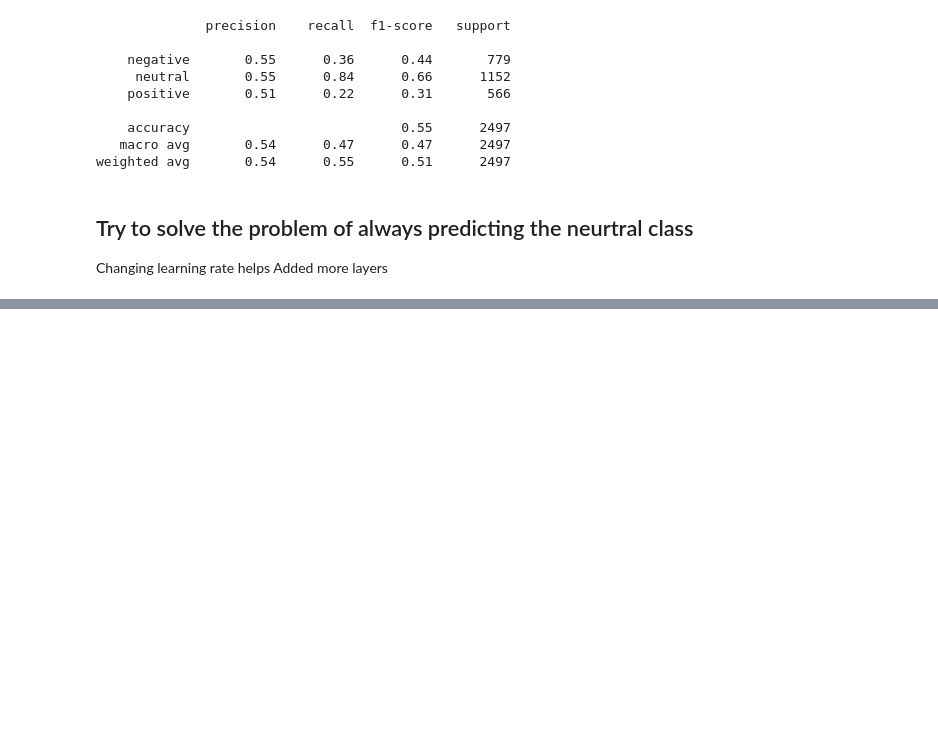
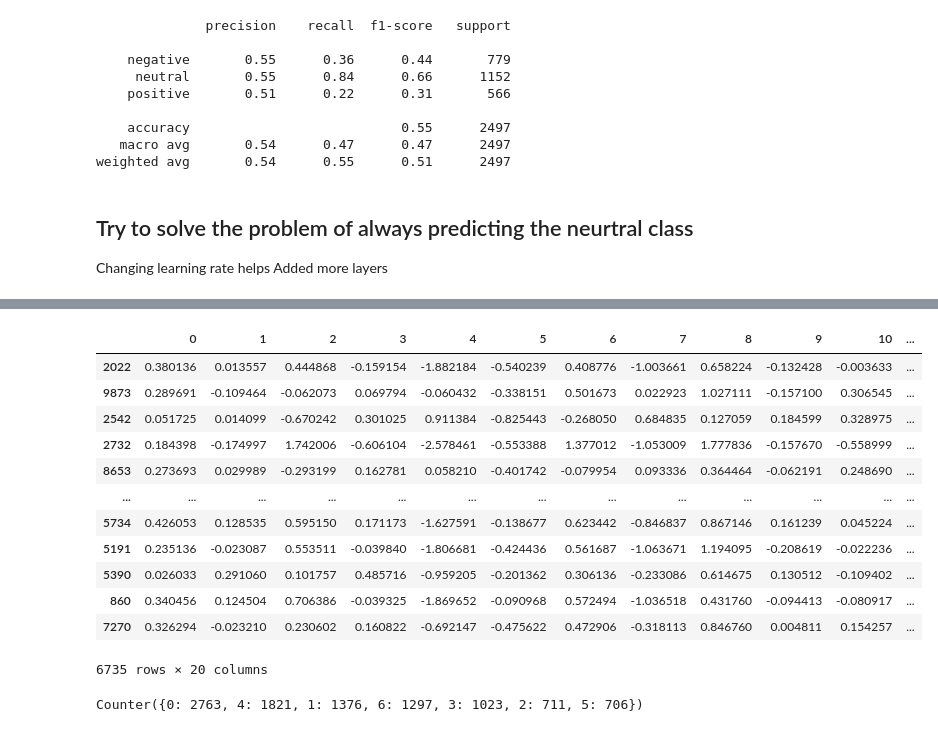
Before and after one commit to Hadryan/AuSpeech, a Jupyter notebook: audio/classifiers_w_audio_YZ.ipynb, the cells around one changed output, grey strips where cells are left out. Cells and saved outputs as stored; diff of their text form; code cells hidden in the pictures; blank space fills up the shorter version.

```diff
--- a/audio/classifiers_w_audio_YZ.ipynb
+++ b/audio/classifiers_w_audio_YZ.ipynb
@@ -981,0 +1163,19 @@ weighted avg       0.26      0.46      0.30      2497
+# %%
+train_subset = pd.merge(x_txt_train.to_frame(), audio_emb, left_index=True, right_index=True, how='inner').drop(columns=['cleaned_Utterance'])
+test_subset = pd.merge(x_txt_test.to_frame(), audio_emb, left_index=True, right_index=True).drop(columns=['cleaned_Utterance'])
+# %%
+train_subset
+# %% [output]
+|  | 0 | 1 | 2 | 3 | 4 | 5 | 6 | 7 | 8 | 9 | 10 | ... |
+| 2022 | 0.380136 | 0.013557 | 0.444868 | -0.159154 | -1.882184 | -0.540239 | 0.408776 | -1.003661 | 0.658224 | -0.132428 | -0.003633 | ... |
+| 9873 | 0.289691 | -0.109464 | -0.062073 | 0.069794 | -0.060432 | -0.338151 | 0.501673 | 0.022923 | 1.027111 | -0.157100 | 0.306545 | ... |
+| 2542 | 0.051725 | 0.014099 | -0.670242 | 0.301025 | 0.911384 | -0.825443 | -0.268050 | 0.684835 | 0.127059 | 0.184599 | 0.328975 | ... |
+| 2732 | 0.184398 | -0.174997 | 1.742006 | -0.606104 | -2.578461 | -0.553388 | 1.377012 | -1.053009 | 1.777836 | -0.157670 | -0.558999 | ... |
+| 8653 | 0.273693 | 0.029989 | -0.293199 | 0.162781 | 0.058210 | -0.401742 | -0.079954 | 0.093336 | 0.364464 | -0.062191 | 0.248690 | ... |
+| ... | ... | ... | ... | ... | ... | ... | ... | ... | ... | ... | ... | ... |
+| 5734 | 0.426053 | 0.128535 | 0.595150 | 0.171173 | -1.627591 | -0.138677 | 0.623442 | -0.846837 | 0.867146 | 0.161239 | 0.045224 | ... |
+| 5191 | 0.235136 | -0.023087 | 0.553511 | -0.039840 | -1.806681 | -0.424436 | 0.561687 | -1.063671 | 1.194095 | -0.208619 | -0.022236 | ... |
+| 5390 | 0.026033 | 0.291060 | 0.101757 | 0.485716 | -0.959205 | -0.201362 | 0.306136 | -0.233086 | 0.614675 | 0.130512 | -0.109402 | ... |
+| 860 | 0.340456 | 0.124504 | 0.706386 | -0.039325 | -1.869652 | -0.090968 | 0.572494 | -1.036518 | 0.431760 | -0.094413 | -0.080917 | ... |
+| 7270 | 0.326294 | -0.023210 | 0.230602 | 0.160822 | -0.692147 | -0.475622 | 0.472906 | -0.318113 | 0.846760 | 0.004811 | 0.154257 | ... |
+6735 rows × 20 columns
@@ -981,0 +1197,9 @@ weighted avg       0.26      0.46      0.30      2497
+# %%
+over = SMOTE(sampling_strategy=over_dicts[1], k_neighbors=10)
+under = RandomUnderSampler(sampling_strategy=under_dicts[0])
+x_new_train, y_new_train = over.fit_resample(x_mix_em_train, y_num_train_sub)
+x_new_train, y_new_train = under.fit_resample(x_new_train, y_new_train)
+
+print(Counter(y_new_train))
+# %% [output]
+Counter({0: 2763, 4: 1821, 1: 1376, 6: 1297, 3: 1023, 2: 711, 5: 706})
```
Also changed, not shown: parts of 89 cells of this notebook.
